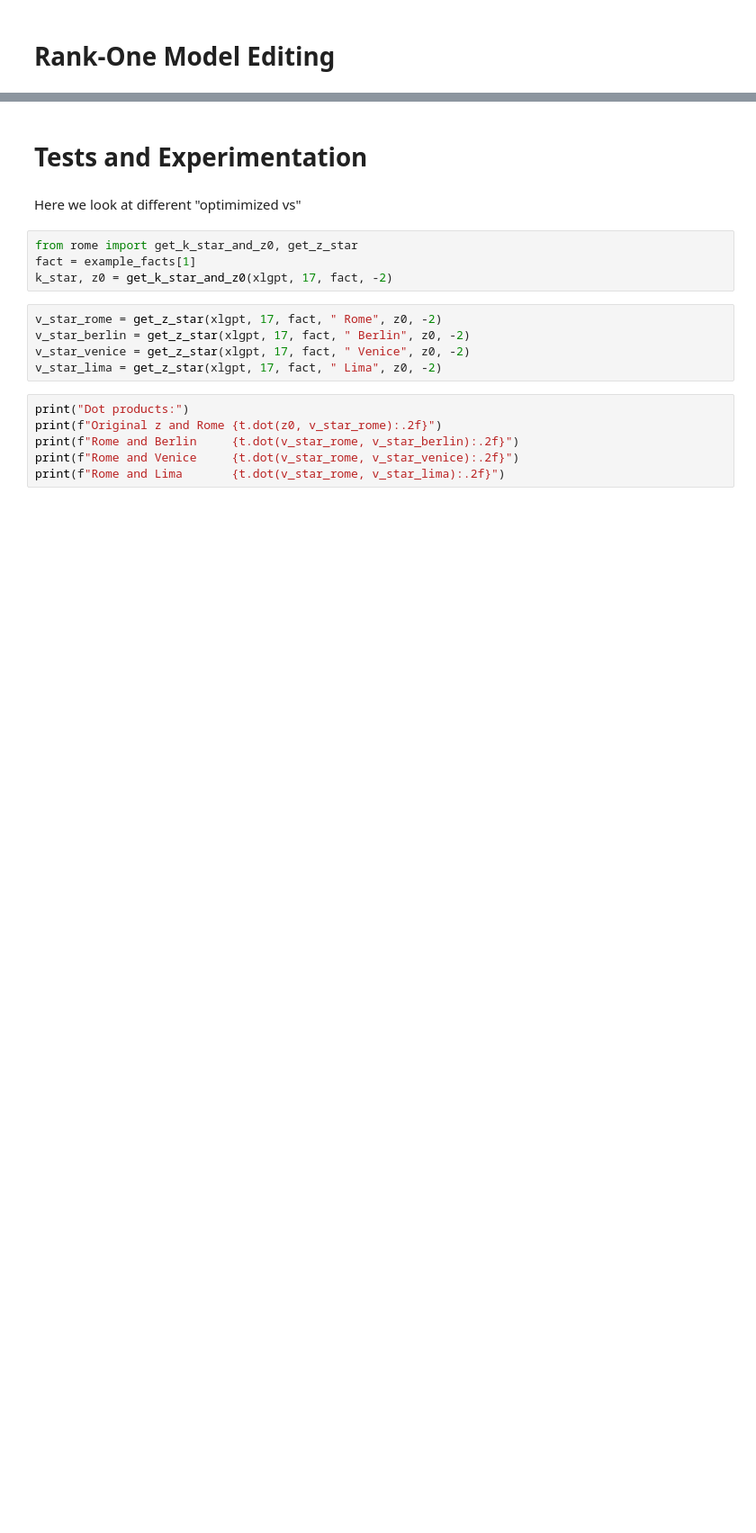
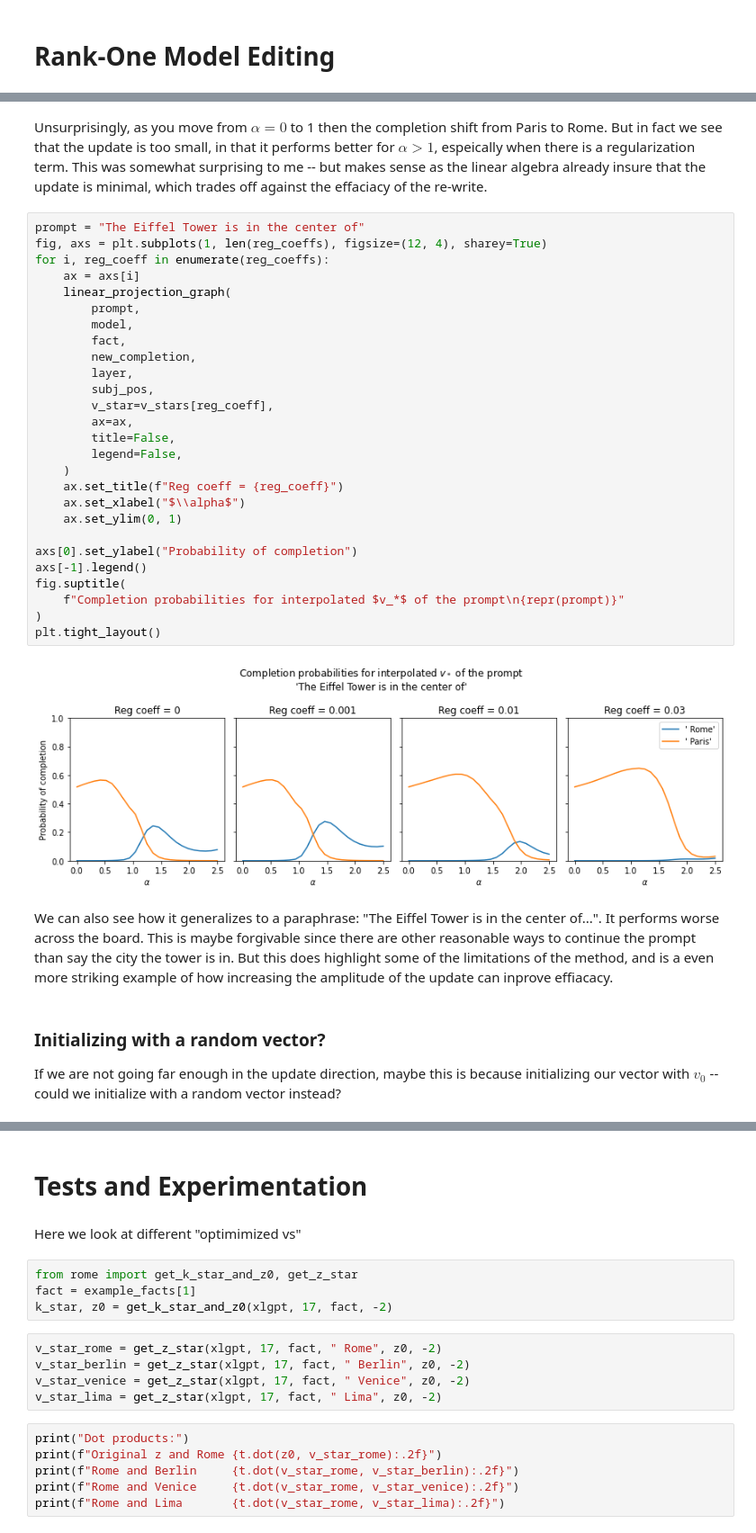
Before and after one commit to NixGD/rome-replication, a Jupyter notebook: initial_exploration.ipynb, the cells around one changed output, grey strips where cells are left out. Shown at 90% size. Drawn from its saved outputs; the diff is of its cells as text; blank space fills up the shorter version.

```diff
--- a/initial_exploration.ipynb
+++ b/initial_exploration.ipynb
@@ -90,0 +149,36 @@ compare_generated(xlgpt, prompt, 17, W_hat, temperature=.8, max_length=20)
+# %% [markdown]
+Unsurprisingly, as you move from $\alpha=0$ to 1 then the completion shift from Paris to Rome. But in fact we see that the update is too small, in that it performs better for $\alpha > 1$, espeically when there is a regularization term. This was somewhat surprising to me -- but makes sense as the linear algebra already insure that the update is minimal, which trades off against the effaciacy of the re-write.
+# %%
+prompt = "The Eiffel Tower is in the center of"
+fig, axs = plt.subplots(1, len(reg_coeffs), figsize=(12, 4), sharey=True)
+for i, reg_coeff in enumerate(reg_coeffs):
+    ax = axs[i]
+    linear_projection_graph(
+        prompt,
+        model,
+        fact,
+        new_completion,
+        layer,
+        subj_pos,
+        v_star=v_stars[reg_coeff],
+        ax=ax,
+        title=False,
+        legend=False,
+    )
+    ax.set_title(f"Reg coeff = {reg_coeff}")
+    ax.set_xlabel("$\\alpha$")
+    ax.set_ylim(0, 1)
+
+axs[0].set_ylabel("Probability of completion")
+axs[-1].legend()
+fig.suptitle(
+    f"Completion probabilities for interpolated $v_*$ of the prompt\n{repr(prompt)}"
+)
+plt.tight_layout()
+# %% [output]
+[figure, added]
+# %% [markdown]
+We can also see how it generalizes to a paraphrase: "The Eiffel Tower is in the center of...". It performs worse across the board. This is maybe forgivable since there are other reasonable ways to continue the prompt than say the city the tower is in. But this does highlight some of the limitations of the method, and is a even more striking example of how increasing the amplitude of the update can inprove effiacacy.
+# %% [markdown]
+### Initializing with a random vector?
+If we are not going far enough in the update direction, maybe this is because initializing our vector with $v_0$ -- could we initialize with a random vector instead?
```
Also changed, not shown: parts of 23 cells of this notebook.
